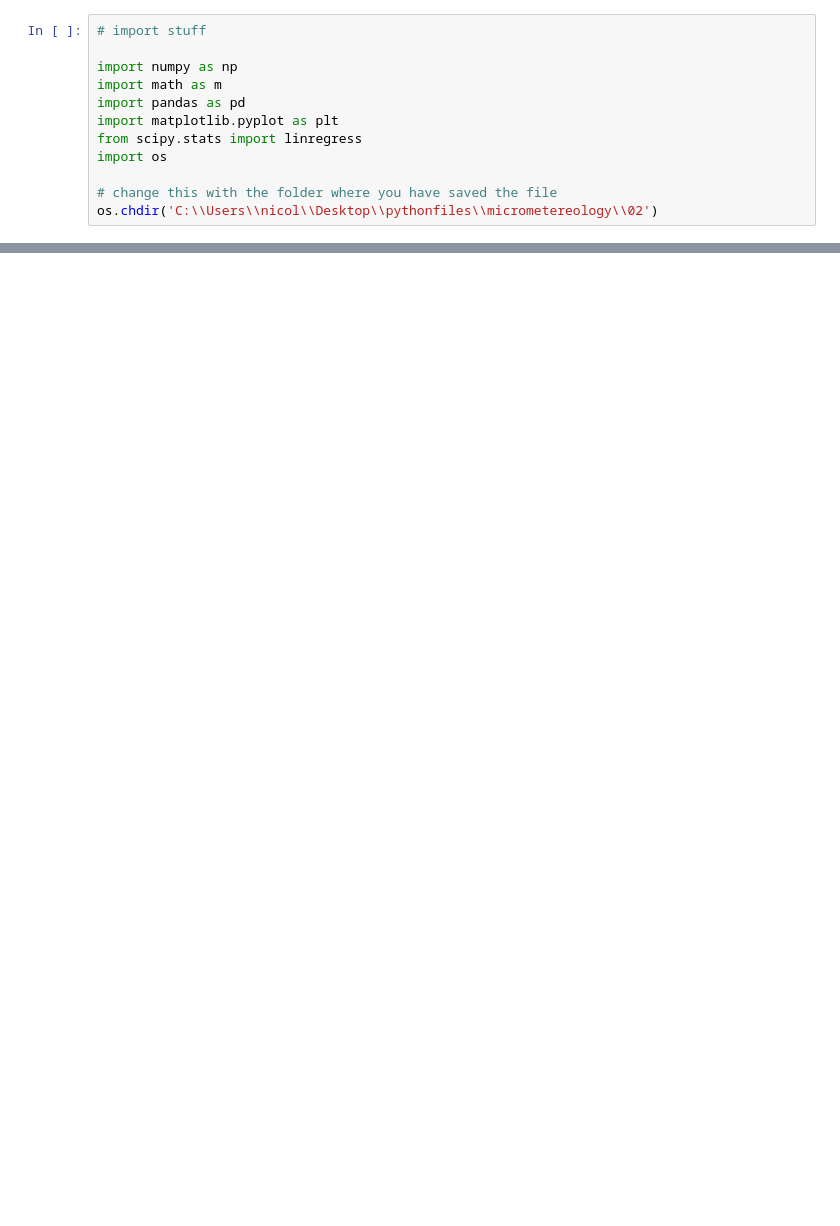
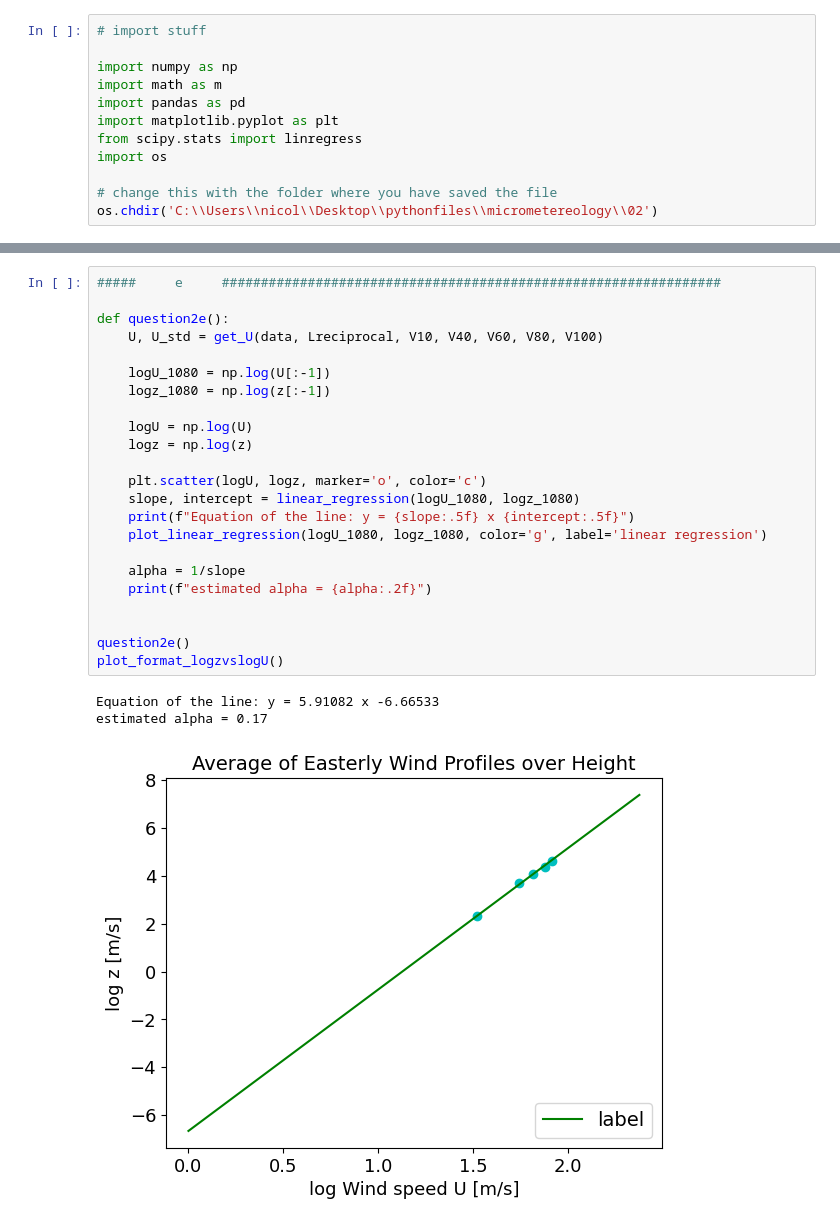
Before and after one commit to nicolaquaia/micrometereology, a Jupyter notebook: 02/assignment2_notebook.ipynb, the cells around one changed output, grey strips where cells are left out. Saved outputs shown, nothing was run; the diff lists cells and outputs as text; blank space fills up the shorter version.

```diff
--- a/02/assignment2_notebook.ipynb
+++ b/02/assignment2_notebook.ipynb
@@ -175,0 +222,27 @@ Equation of the line: y = 1.08244x -2.60170
+# %%
+#####     e     ################################################################
+
+def question2e():
+    U, U_std = get_U(data, Lreciprocal, V10, V40, V60, V80, V100)
+
+    logU_1080 = np.log(U[:-1])
+    logz_1080 = np.log(z[:-1])
+
+    logU = np.log(U)
+    logz = np.log(z)
+
+    plt.scatter(logU, logz, marker='o', color='c')
+    slope, intercept = linear_regression(logU_1080, logz_1080)
+    print(f"Equation of the line: y = {slope:.5f} x {intercept:.5f}")
+    plot_linear_regression(logU_1080, logz_1080, color='g', label='linear regression')
+
+    alpha = 1/slope
+    print(f"estimated alpha = {alpha:.2f}")
+
+
+question2e()
+plot_format_logzvslogU()
+# %% [output]
+Equation of the line: y = 5.91082 x -6.66533
+estimated alpha = 0.17
+[figure, added]
```
Also changed, not shown: parts of 12 cells of this notebook.
